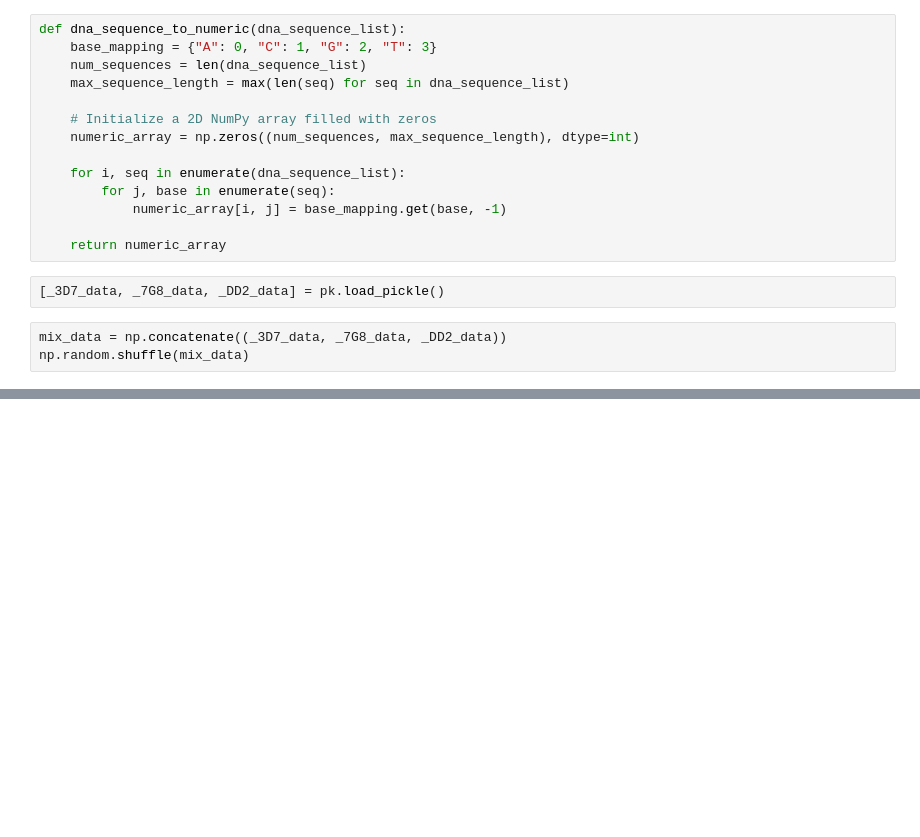
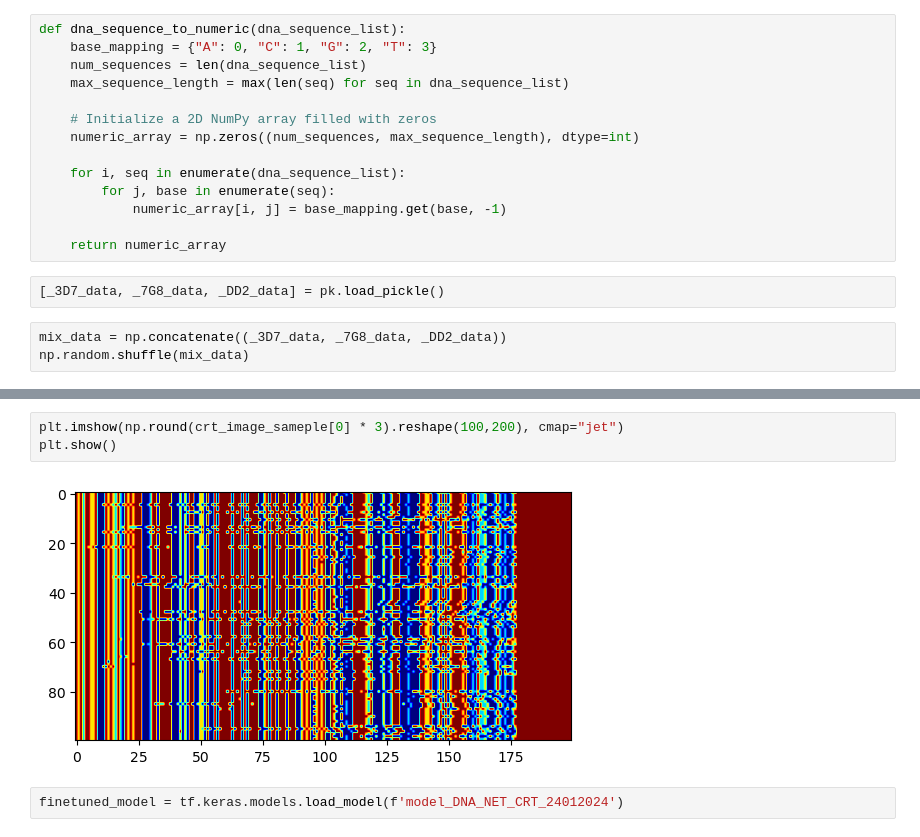
Before and after one commit to VariantCalling/VariantCalling, a Jupyter notebook: evaluate_generic_deoiser.ipynb, the cells around one changed output, grey strips where cells are left out. Drawn from its saved outputs; the diff is of its cells as text; blank space fills up the shorter version.

```diff
--- a/evaluate_generic_deoiser.ipynb
+++ b/evaluate_generic_deoiser.ipynb
@@ -90,0 +93,7 @@ plt.show()
+# %%
+plt.imshow(np.round(crt_image_sameple[0] * 3).reshape(100,200), cmap="jet")
+plt.show()
+# %% [output]
+[figure, added]
+# %%
+finetuned_model = tf.keras.models.load_model(f'model_DNA_NET_CRT_24012024')
```
Also changed, not shown: parts of 8 cells of this notebook, 2 other files.
